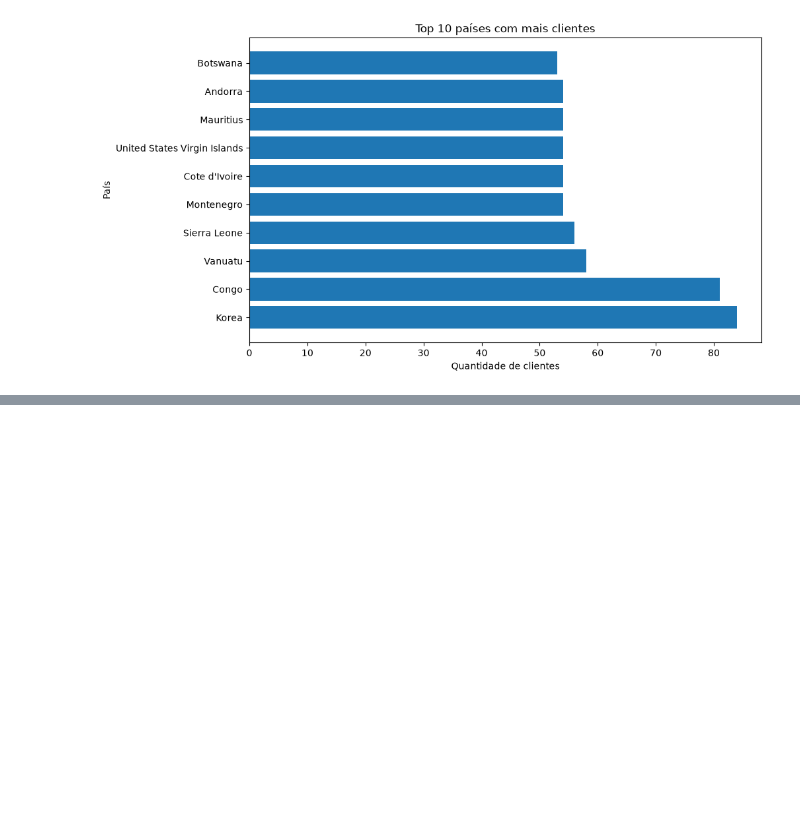
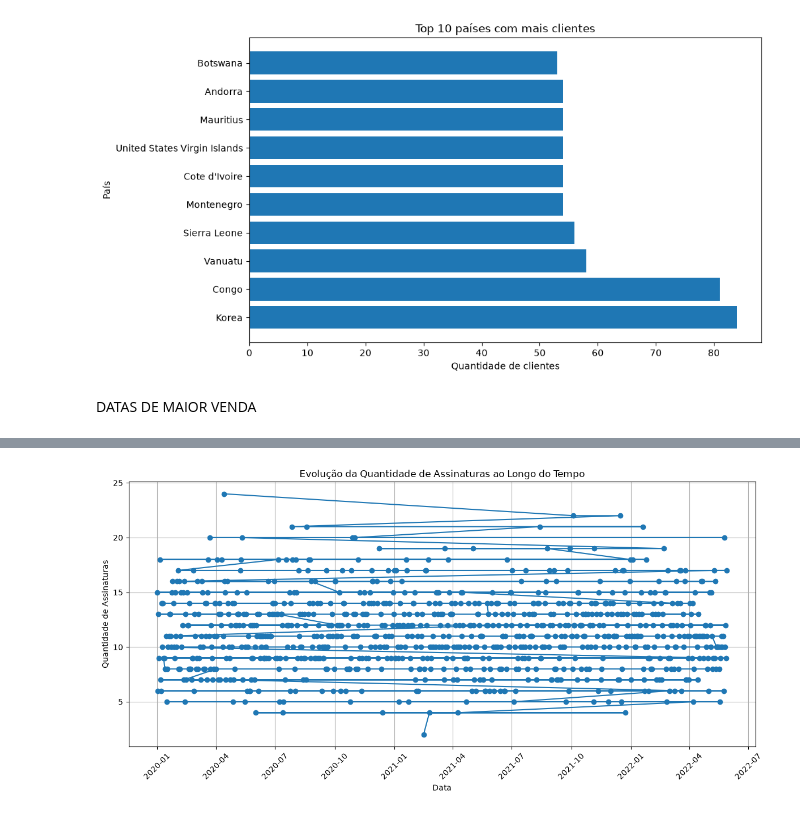
Before and after one commit to brunokisesenai/projeto_com_jupyter, a Jupyter notebook: atividades/atividade8/Atividade8.ipynb, the cells around one changed output, grey strips where cells are left out. Saved outputs shown, nothing was run; the diff lists cells and outputs as text; code cells hidden in the pictures; blank space fills up the shorter version.

```diff
--- a/atividades/atividade8/Atividade8.ipynb
+++ b/atividades/atividade8/Atividade8.ipynb
@@ -57,3 +57,77 @@ Andorra                         54
 Botswana                        53
 Name: Customer Id, dtype: int64
 [figure]
+# %% [markdown]
+DATAS DE MAIOR VENDA
+# %%
+df_customers["Subscription Date"] = pd.to_datetime(
+    df_customers["Subscription Date"])
+
+data_venda = df_customers.groupby("Subscription Date")["Customer Id"].count().sort_values(ascending=False)
+print(data_venda)
+
+data_maior_venda = data_venda.idxmax()
+maior_venda = data_venda.max()
+
+print(f"A data de maior venda é em {data_maior_venda}, com {maior_venda} vendas.")
+
+
+vendas_por_ano = (
+    df_customers.groupby(df_customers["Subscription Date"].dt.year)["Customer Id"]
+    .count()
+    .sort_values(ascending=False)
+)
+
+print("Vendas por ano:")
+print(vendas_por_ano)
+
+# Ano com maior volume de vendas
+maior_ano = vendas_por_ano.idxmax()
+quantidade_ano = vendas_por_ano.max()
+
+print(
+    f"\nO ano com maior volume de vendas foi {maior_ano}, "
+    f"com {quantidade_ano} vendas."
+)
+
+
+vendas_por_mes = (
+    df_customers.groupby(df_customers["Subscription Date"].dt.month)["Customer Id"]
+    .count()
+    .sort_values(ascending=False)
+)
+
+print("\nVendas por mês:")
+print(vendas_por_mes)
+
+# Mês com maior volume de vendas
+maior_mes = vendas_por_mes.idxmax()
+quantidade_mes = vendas_por_mes.max()
+
+print(
+    f"\nO mês com maior volume de vendas foi o mês {maior_mes}, "
+    f"com {quantidade_mes} vendas."
+)
+
+
+
+plt.figure(figsize=(12, 6))
+
+plt.plot(
+    data_venda.index,
+    data_venda.values,
+    marker="o"
+)
+
+plt.title("Evolução da Quantidade de Assinaturas ao Longo do Tempo")
+plt.xlabel("Data")
+plt.ylabel("Quantidade de Assinaturas")
+
+plt.xticks(rotation=45)
+
+plt.grid(True)
+
+plt.tight_layout()
+
+plt.show()
+# %% [output]
@@ -59,0 +151 @@ Name: Customer Id, dtype: int64
+[figure, added]
```
Also changed, not shown: parts of 1 cell of this notebook.
